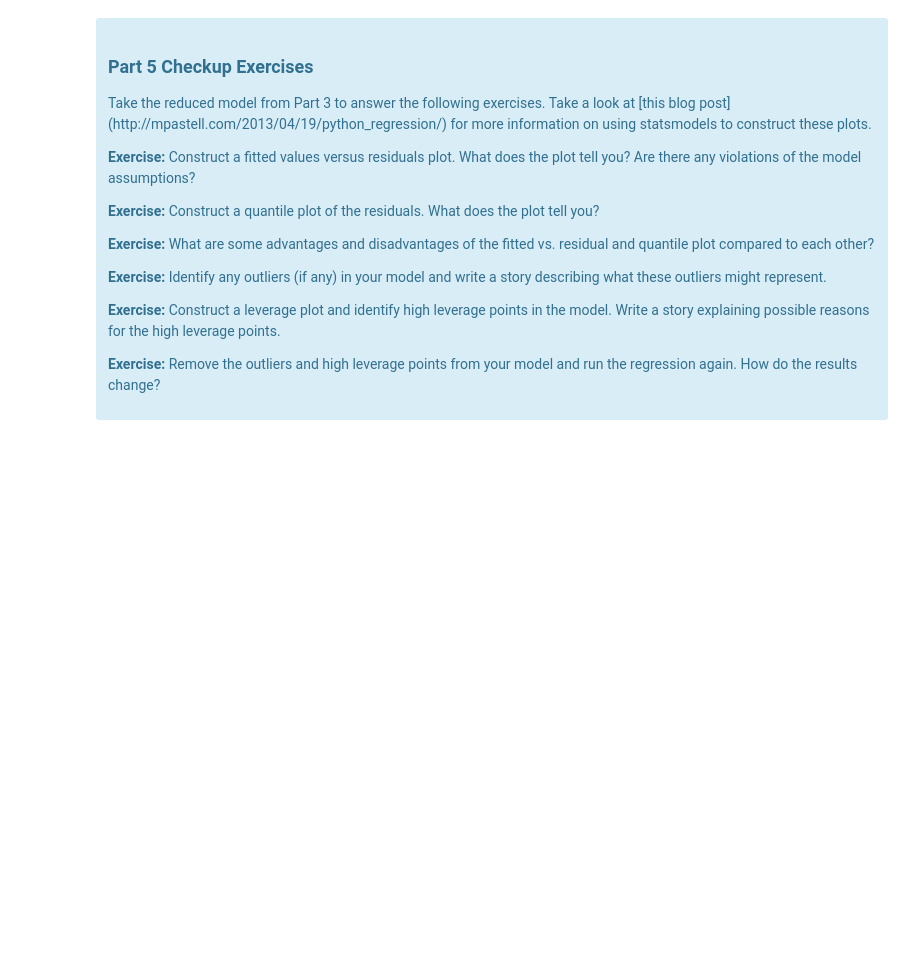
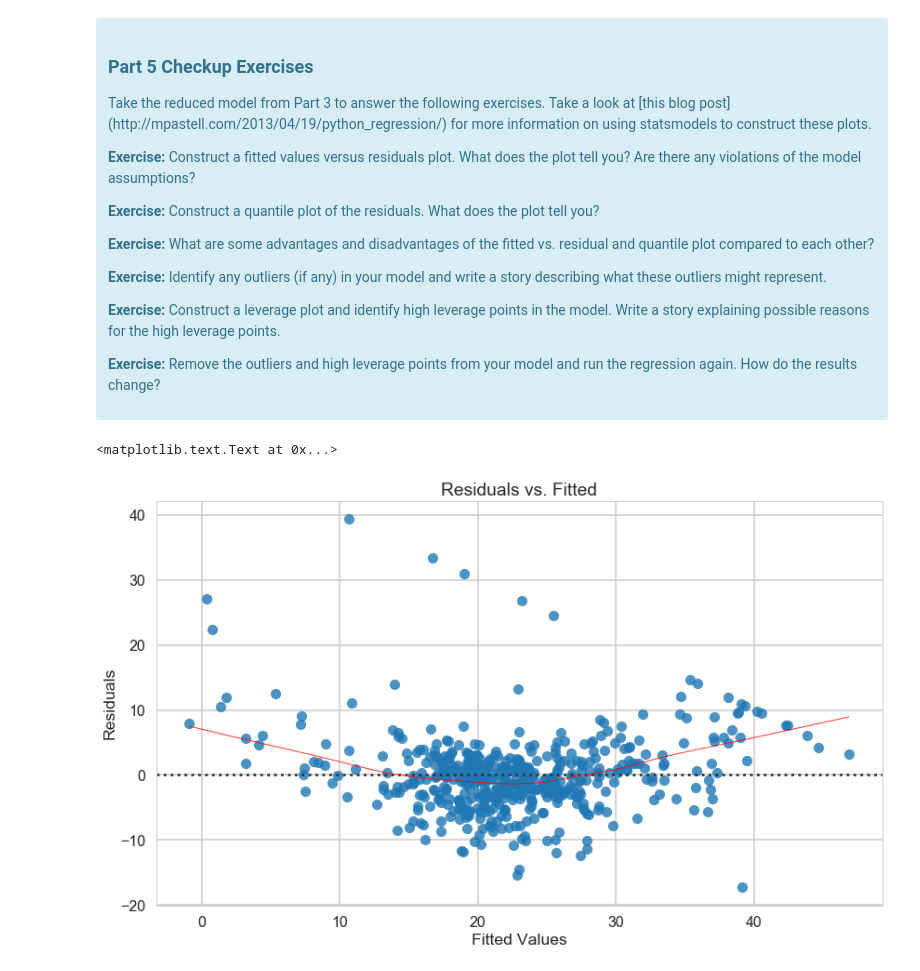
Before and after one commit to isabelvanzijl/Springboard_Other, a Jupyter notebook: Linear_Regression/Mini_Project_Linear_Regression.ipynb, the cells around one changed output. Drawn from its saved outputs; the diff is of its cells as text; code cells hidden in the pictures; blank space fills up the shorter version.

```diff
--- a/Linear_Regression/Mini_Project_Linear_Regression.ipynb
+++ b/Linear_Regression/Mini_Project_Linear_Regression.ipynb
@@ -867,8 +857,9 @@ Estimated intercept coefficient: -3.3066171324065294
 | 2 | PTRATIO | -1.074187 |
 # %%
 # use statsmodel to see a summary of regression
-m = ols('PRICE ~ CRIM + RM + PTRATIO',bos).fit()
-print(m.summary())
+m3 = ols('PRICE ~ CRIM + RM + PTRATIO',bos).fit()
+print(m3.summary())
+f3 = m3.fvalue
 # %% [output]
                             OLS Regression Results
 ==============================================================================
@@ -972,0 +1001,18 @@ There are some other issues that are important investigate with linear regressio
+# %%
+# Your turn.
+
+# extract fitted values and residuals
+m3_y = m3.fittedvalues
+m3_residuals = m3.resid
+
+# plot fitted values vs. residuals
+resid_plot_m3 = plt.figure(figsize=(14,8))
+resid_plot_m3.axes[0] = sns.residplot(m3_y, 'PRICE', data=bos,
+                          lowess=True,
+                          line_kws={'color': 'red', 'lw': 1, 'alpha': 0.8})
+resid_plot_m3.axes[0].set_title('Residuals vs. Fitted')
+resid_plot_m3.axes[0].set_xlabel('Fitted Values')
+resid_plot_m3.axes[0].set_ylabel('Residuals')
+# %% [output]
+<matplotlib.text.Text at 0x...>
+[figure, added]
```
Also changed, not shown: parts of 13 cells of this notebook.
